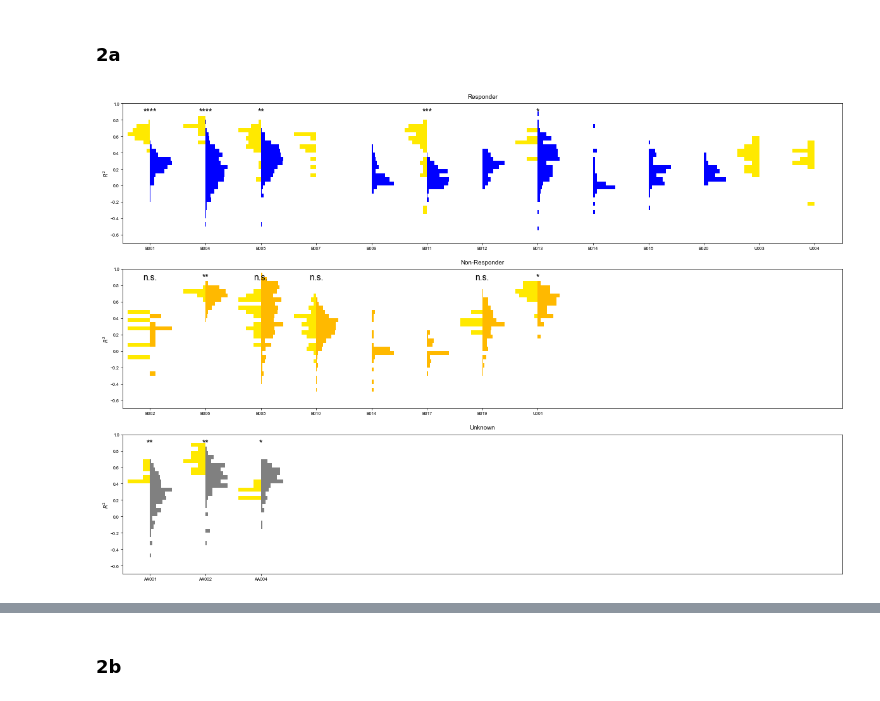
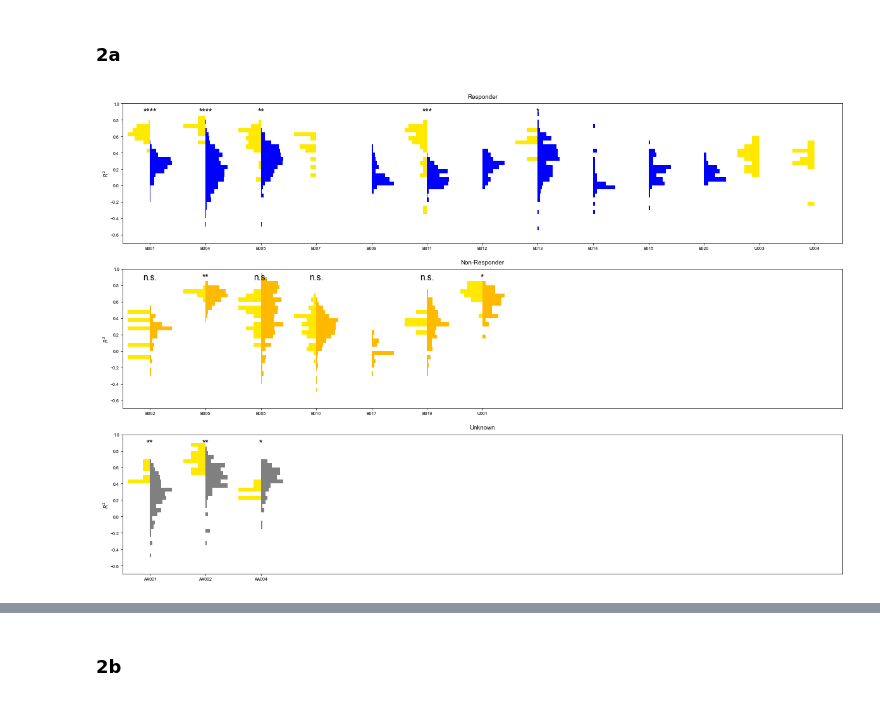
Before and after one commit to ProvenzaLab/PerceptPredictability, a Jupyter notebook: process_data.ipynb, the cells around one changed output, grey strips where cells are left out. Cells and saved outputs as stored; diff of their text form; code cells hidden in the pictures.

```diff
--- a/process_data.ipynb
+++ b/process_data.ipynb
@@ -581,8 +578,6 @@ max_num_pts = 0
 df.sort_values(by=['pt_id', 'dummy_timestamp'], inplace=True)
 for ax, response_status in zip(axs, ['Responder', 'Non-Responder', 'Unknown']):
     plot_df = df.dropna(subset=feature).query('response_status == @response_status').copy()
-    if response_status == 'Non-Responder':
-        plot_df = pd.concat([plot_df, df.dropna(subset=feature).query('pt_id == "B014"')]) # relapse patient with both responder and non-responder class values
 
     max_num_pts = max(max_num_pts, plot_df['pt_id'].nunique())
     for i, (pt_id, pt_df) in enumerate(plot_df.groupby('pt_id', sort=True)):
@@ -626,32 +621,32 @@ for ax, response_status in zip(axs, ['Responder', 'Non-Responder', 'Unknown']):
             raw_stats = dict(_NAN_STATS)
             neff_stats = dict(_NAN_STATS)
             t_stat, p_val = np.nan, np.nan
 
         results_dict['pt_id'].append(pt_id)
         results_dict['response_status'].append(response_status)
         for corr, stat_dict in [('raw', raw_stats), ('neff', neff_stats)]:
             for m in ['n1', 'n2', 'dof', 't_stat', 'p_val', 'ci', 'hedges_g', 'hedges_g_ci']:
                 results_dict[f'{m}_{corr}'].append(stat_dict[m])
 
     ax.set(title=f'{response_status}',
            xticks=np.arange(plot_df['pt_id'].nunique()),
            xticklabels=sorted(plot_df['pt_id'].unique()),)
 
 for ax in axs:
     ax.set(
         xlim=(-0.5, max_num_pts - 0.5),
         ylim=(bin_start, bin_end),
         ylabel=r'$R^2$',
     )
 
 fig.tight_layout()
 plt.savefig('figures/2a.svg', bbox_inches='tight', pad_inches=0)
 plt.show()
 
 results_df = pd.DataFrame(results_dict)
 results_df.sort_values(by='pt_id', inplace=True)
 results_df.to_excel('tables/pt_stats.xlsx', index=False)
 results_df
 # %% [output]
-[figure, old version]
+[figure, new version]
 |  | pt_id | response_status | n1_raw | n2_raw | dof_raw | t_stat_raw | p_val_raw | ci_raw | hedges_g_raw | ... |
```
Also changed, not shown: parts of 14 cells of this notebook.
